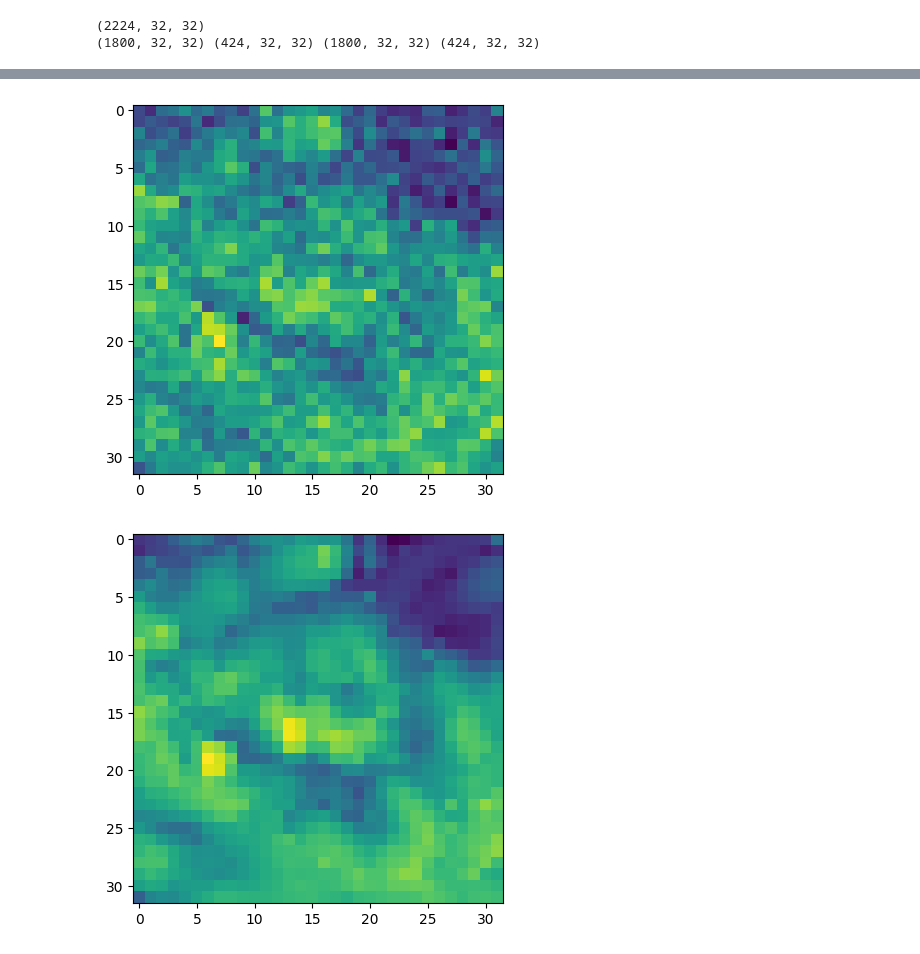
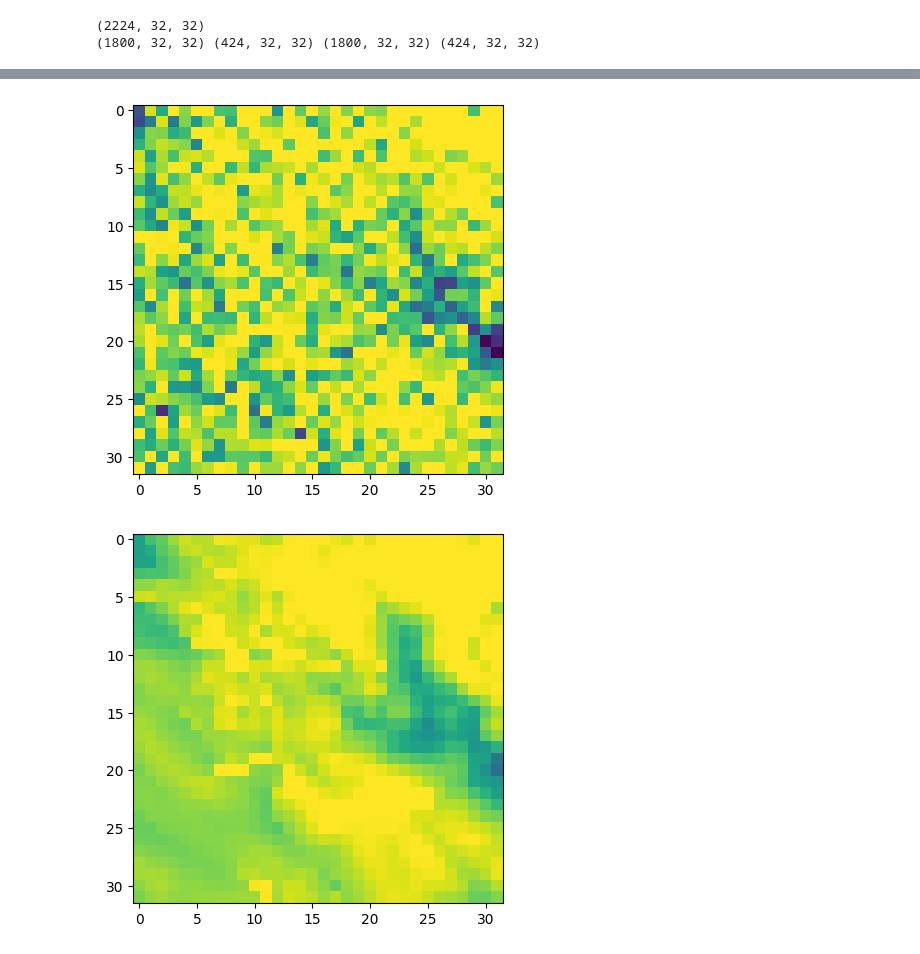
Before and after one commit to mariajmolina/UMDAOSC650, a Jupyter notebook: autoencoder.ipynb, the cells around one changed output, grey strips where cells are left out. Cells and saved outputs as stored; diff of their text form; code cells hidden in the pictures.

```diff
--- a/autoencoder.ipynb
+++ b/autoencoder.ipynb
@@ -158,6 +150,9 @@ _________________________________________________________________
 METRICS = [
     keras.metrics.MeanSquaredError(name='mean_squared_error'),
     keras.metrics.RootMeanSquaredError(name='root_mean_squared_error'),
+    keras.metrics.MeanAbsoluteError(name='mean_absolute_error'),
+    keras.metrics.MeanAbsolutePercentageError(name="mean_absolute_percentage_error"),
+    keras.metrics.R2Score()
 ]
 
 # compile your nn
@@ -556 +562,4 @@ plt.show()
 [figure]
+# %%
+# loading model
+model_transfer = keras.models.load_model('autoencodercnn.keras')
@@ -557,5 +570,5 @@ plt.show()
 # %%
-history = model.fit(
+history = model_transfer.fit(
     x=noisy_train_data,
     y=y_train,
     batch_size=BATCH_SIZE,
@@ -593,4 +606,4 @@ plt.show()
 # %%
 # inference with model
-ypred = model.predict(noisy_test_data)
+ypred = model_transfer.predict(noisy_test_data)
 # %% [output]
@@ -598,18 +611,18 @@ ypred = model.predict(noisy_test_data)
 # %%
 # evaluations
-sample_indx = 10
+sample_indx = 42
 
-plt.imshow(noisy_test_data[sample_indx, :, :])
+plt.imshow(noisy_test_data[sample_indx, :, :], vmin=-1, vmax=1)
 plt.show()
 
-plt.imshow(y_test[sample_indx,:,:])
+plt.imshow(y_test[sample_indx,:,:], vmin=-1, vmax=1)
 plt.show()
 
-plt.imshow(ypred[sample_indx,:,:,0])
+plt.imshow(ypred[sample_indx,:,:,0], vmin=-1, vmax=1)
 plt.show()
 
-plt.imshow(ypred[sample_indx,:,:,0] - y_test[sample_indx,:,:], cmap='seismic')
+plt.imshow(ypred[sample_indx,:,:,0] - y_test[sample_indx,:,:], cmap='seismic', vmin=-1, vmax=1)
 plt.show()
 # %% [output]
-[figure, old version]
+[figure, new version]
-[figure, old version]
+[figure, new version]
```
Also changed, not shown: parts of 26 cells of this notebook.
